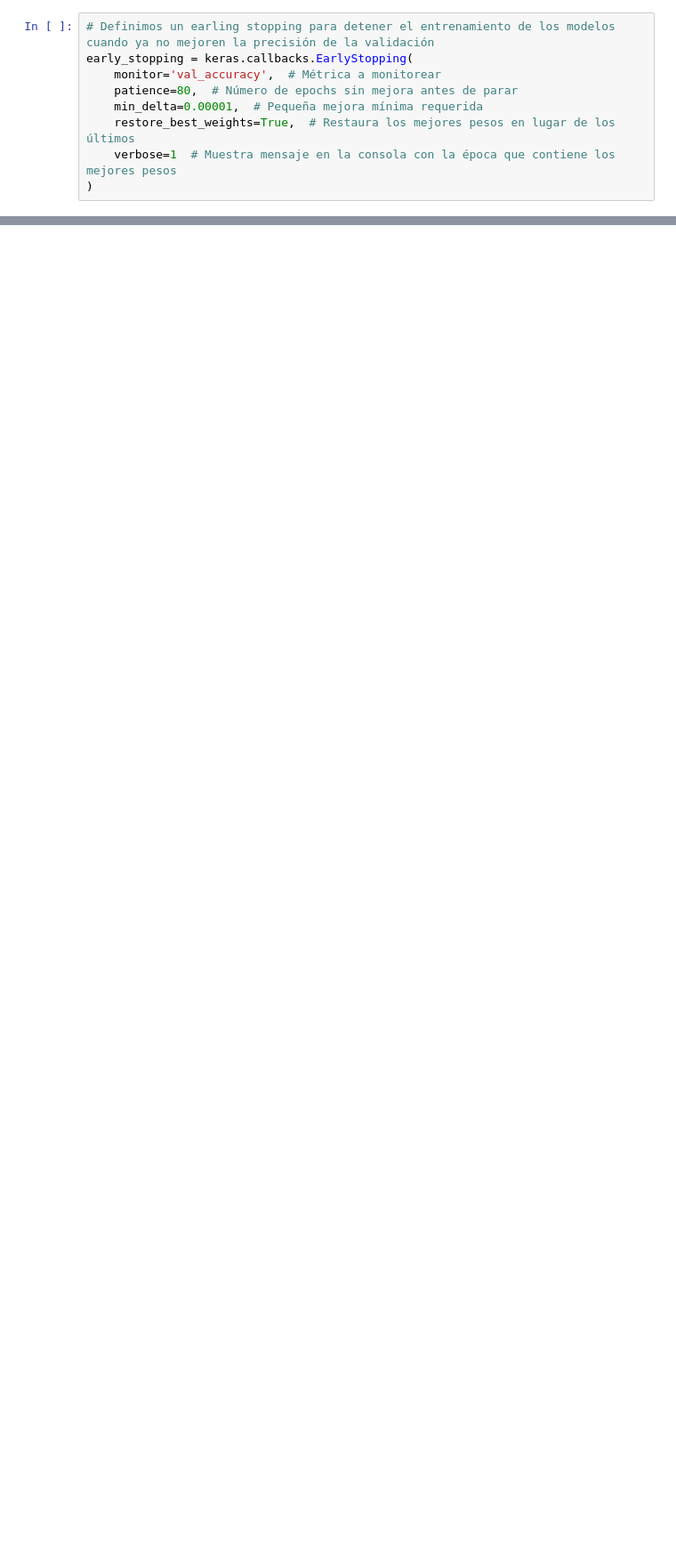
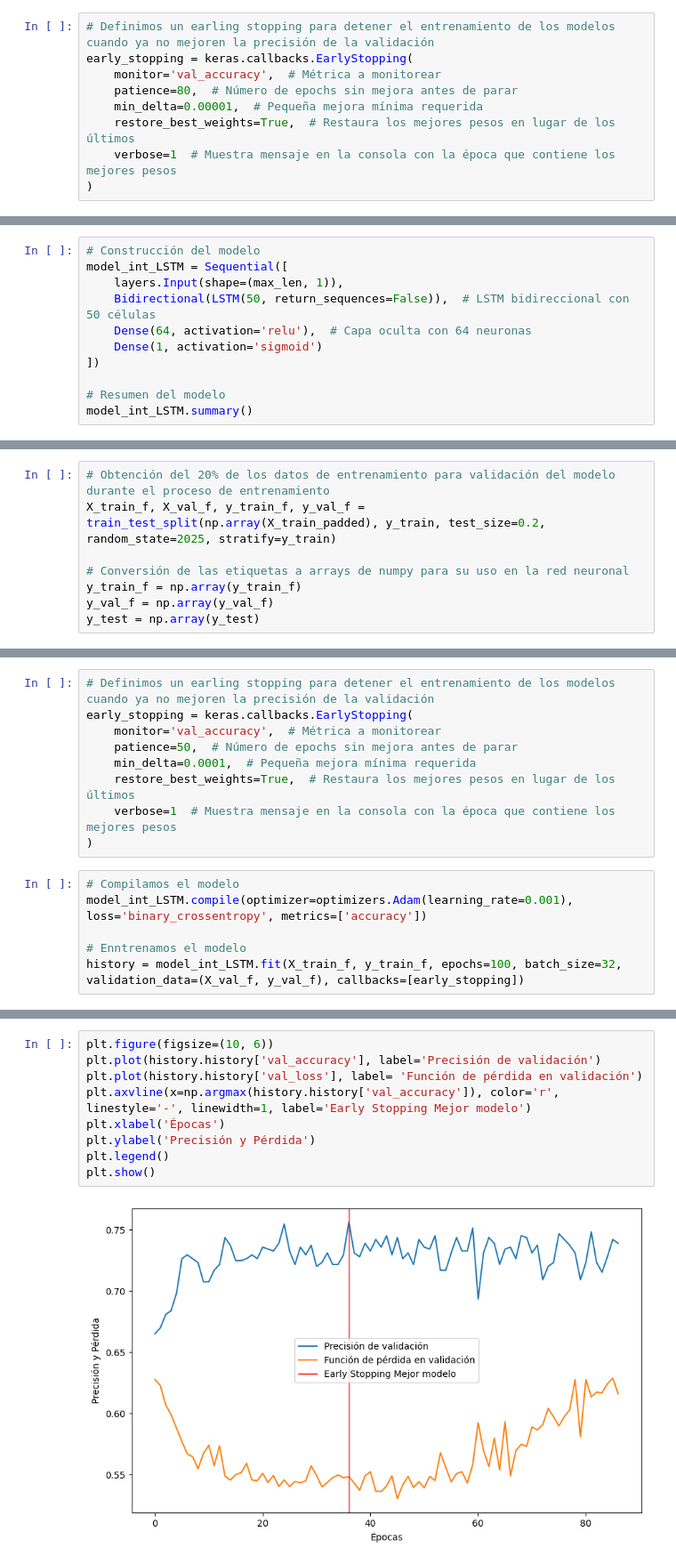
Before and after one commit to rubengilmartinez/DL-Lab, a Jupyter notebook: ENTREGABLES/Entregable3_DL_RGM.ipynb, the cells around one changed output, grey strips where cells are left out. Shown at 89% size. Cells and saved outputs as stored; diff of their text form; blank space fills up the shorter version.

Commit message:
Embeddings, LSTM and Transformer for peptides classification

```diff
--- a/ENTREGABLES/Entregable3_DL_RGM.ipynb
+++ b/ENTREGABLES/Entregable3_DL_RGM.ipynb
@@ -564,0 +640,11 @@ Test Loss: 0.48771166801452637
+# %%
+# Construcción del modelo
+model_int_LSTM = Sequential([
+    layers.Input(shape=(max_len, 1)),
+    Bidirectional(LSTM(50, return_sequences=False)),  # LSTM bidireccional con 50 células
+    Dense(64, activation='relu'),  # Capa oculta con 64 neuronas
+    Dense(1, activation='sigmoid')
+])
+
+# Resumen del modelo
+model_int_LSTM.summary()
@@ -564,0 +665,8 @@ Test Loss: 0.48771166801452637
+# %%
+# Obtención del 20% de los datos de entrenamiento para validación del modelo durante el proceso de entrenamiento
+X_train_f, X_val_f, y_train_f, y_val_f = train_test_split(np.array(X_train_padded), y_train, test_size=0.2, random_state=2025, stratify=y_train)
+
+# Conversión de las etiquetas a arrays de numpy para su uso en la red neuronal
+y_train_f = np.array(y_train_f)
+y_val_f = np.array(y_val_f)
+y_test = np.array(y_test)
@@ -564,0 +681,15 @@ Test Loss: 0.48771166801452637
+# %%
+# Definimos un earling stopping para detener el entrenamiento de los modelos cuando ya no mejoren la precisión de la validación
+early_stopping = keras.callbacks.EarlyStopping(
+    monitor='val_accuracy',  # Métrica a monitorear
+    patience=50,  # Número de epochs sin mejora antes de parar
+    min_delta=0.0001,  # Pequeña mejora mínima requerida
+    restore_best_weights=True,  # Restaura los mejores pesos en lugar de los últimos
+    verbose=1  # Muestra mensaje en la consola con la época que contiene los mejores pesos
+)
+# %%
+# Compilamos el modelo
+model_int_LSTM.compile(optimizer=optimizers.Adam(learning_rate=0.001), loss='binary_crossentropy', metrics=['accuracy'])
+
+# Enntrenamos el modelo
+history = model_int_LSTM.fit(X_train_f, y_train_f, epochs=100, batch_size=32, validation_data=(X_val_f, y_val_f), callbacks=[early_stopping])
@@ -564,0 +714,11 @@ Test Loss: 0.48771166801452637
+# %%
+plt.figure(figsize=(10, 6))
+plt.plot(history.history['val_accuracy'], label='Precisión de validación')
+plt.plot(history.history['val_loss'], label= 'Función de pérdida en validación')
+plt.axvline(x=np.argmax(history.history['val_accuracy']), color='r', linestyle='-', linewidth=1, label='Early Stopping Mejor modelo')
+plt.xlabel('Épocas')
+plt.ylabel('Precisión y Pérdida')
+plt.legend()
+plt.show()
+# %% [output]
+[figure, added]
```
Also changed, not shown: parts of 86 cells of this notebook, 10 other files.
